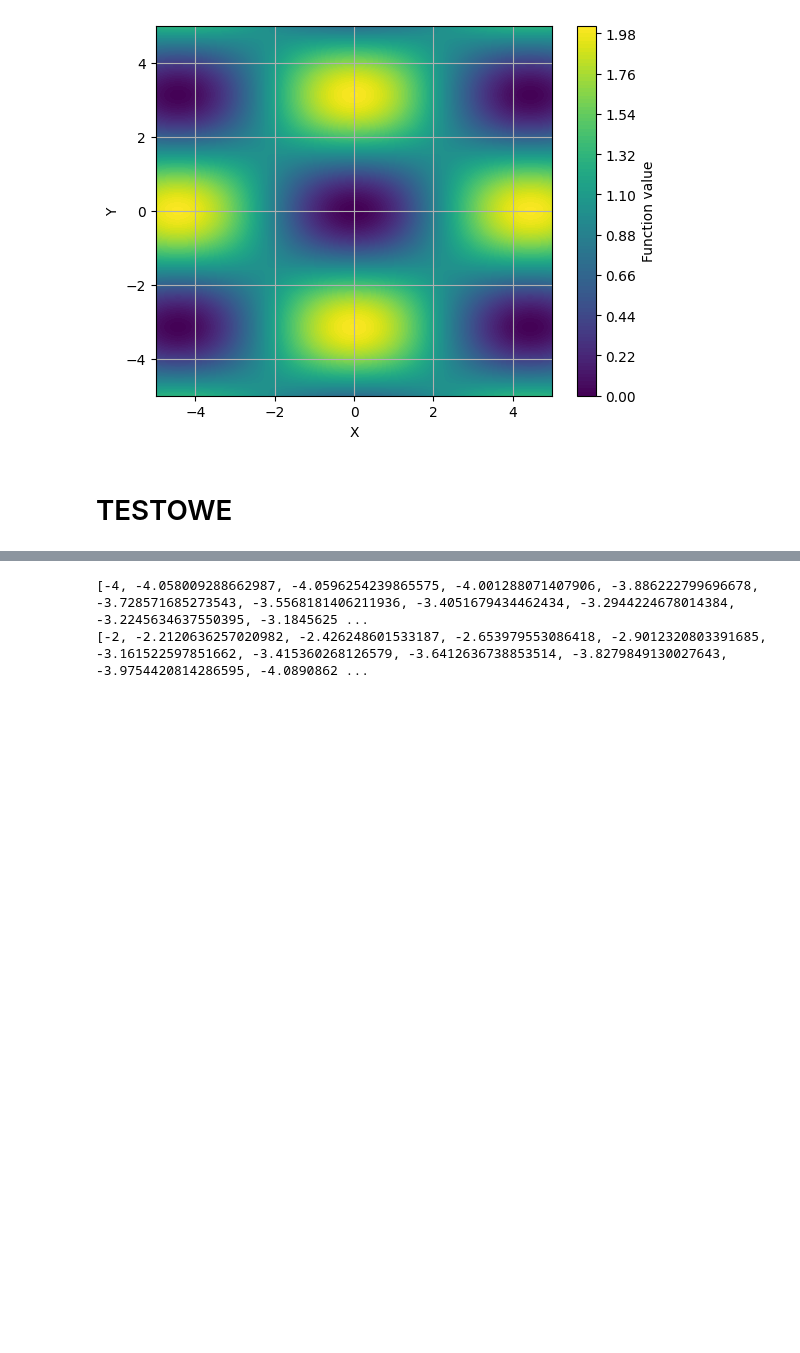
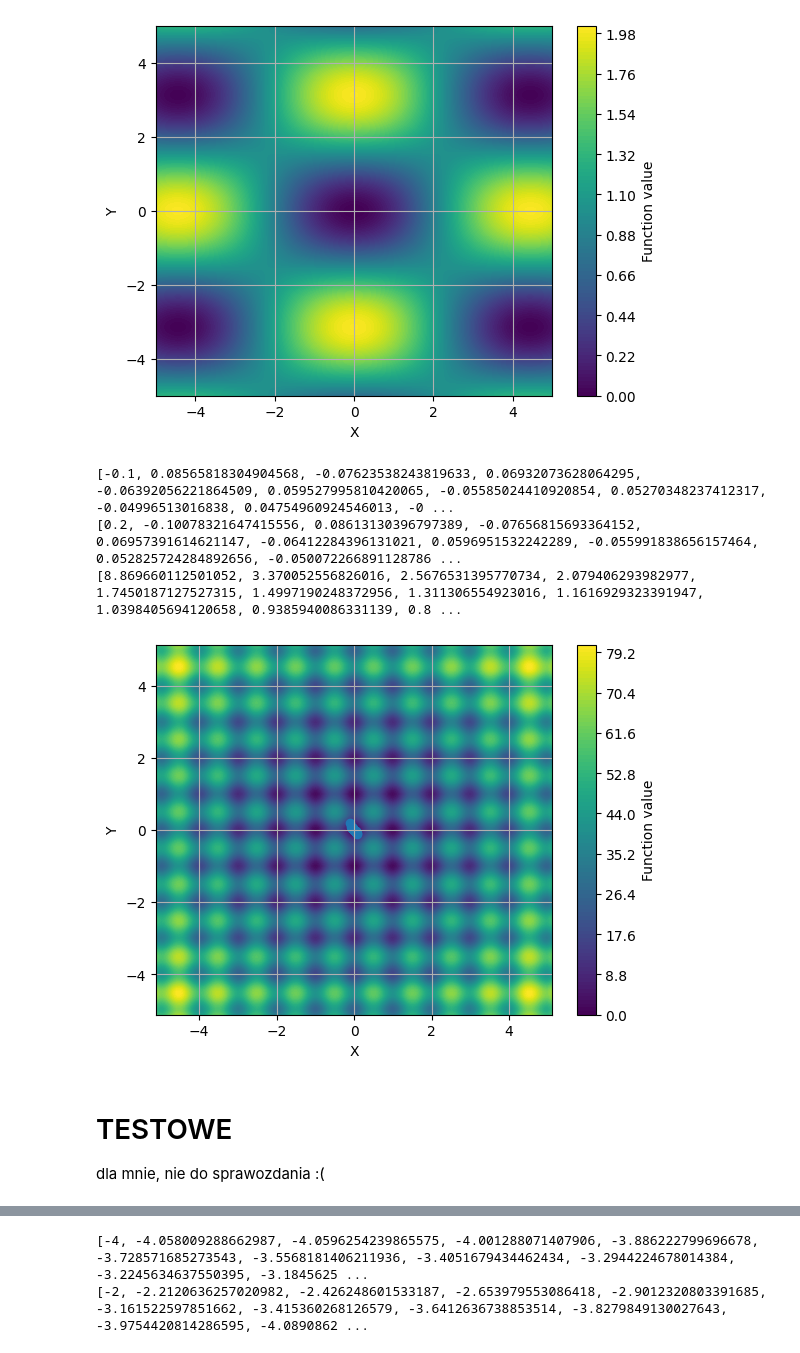
Before and after one commit to mwewior/introduction-to-ai, a Jupyter notebook: lab1/gradient.ipynb, the cells around one changed output, grey strips where cells are left out. Drawn from its saved outputs; the diff is of its cells as text; code cells hidden in the pictures; blank space fills up the shorter version.

```diff
--- a/lab1/gradient.ipynb
+++ b/lab1/gradient.ipynb
@@ -108,6 +106,33 @@ class Griewank(Function):
                 )
 
         return x[i]/2000 + math.sin(x[i]/math.sqrt(i+1)) * PI_rest / math.sqrt(i+1)
+# %%
+class Test:
+    def __init__(self, max_iterations, function):
+        self._max_iterations = max_iterations
+        self._function = function
+
+    def max_interations(self):
+        return self._max_iterations
+
+    def function(self):
+        return self._function
+
+    def initial_position(self):
+        return self.function().position()
+
+    def do_test(self):
+        this_func = self.function()
+        route_x = []
+        route_y = []
+        route_q = []
+        for t in range(self.max_interations()):
+            route_x.append(this_func.position()[0])
+            route_y.append(this_func.position()[1])
+            route_q.append(this_func.q(this_func.position()))
+            this_func.update_position()
+
+        return route_x, route_y, route_q
 # %%
 class Plotter:
     def __init__(self, dimensions, steps, name):
@@ -181,6 +206,9 @@ class Plotter:
         plt.grid(True)
         plt.xlabel("X")
         plt.ylabel("Y")
+
+    def plot_route(self, route_x, route_y):
+        plt.scatter(route_x, route_y)
 # %%
 RastriginPlot = Plotter(2, 400, "Rastrigin")
 RastriginPlot.plot()
@@ -190,8 +218,30 @@ GriewankPlot.plot()
 # %% [output]
 [figure]
 [figure]
-# %% [markdown]
-# TESTOWE
+# %%
+x_init = [-0.1, 0.2]
+rast = Rastrigin([-5.12, 5.12], 2, 0.005, x_init)
+gierek = Griewank([-5, 5], 2, 0.4, x_init)
+
+test1 = Test(30, rast)
+route_x, route_y, route_q = test1.do_test()
+
+one = Plotter(2, 400, test1.function().name())
+one.plot()
+one.plot_route(route_x, route_y)
+
+print(route_x)
+print(route_y)
+print(route_q)
+# %% [output]
+[-0.1, 0.08565818304904568, -0.07623538243819633, 0.06932073628064295, -0.06392056221864509, 0.059527995810420065, -0.05585024410920854, 0.05270348237412317, -0.04996513016838, 0.04754960924546013, -0 ...
+[0.2, -0.10078321647415556, 0.08613130396797389, -0.07656815693364152, 0.06957391614621147, -0.06412284396131021, 0.0596951532242289, -0.055991838656157464, 0.052825724284892656, -0.050072266891128786 ...
+[8.869660112501052, 3.370052556826016, 2.5676531395770734, 2.079406293982977, 1.7450187127527315, 1.4997190248372956, 1.311306554923016, 1.1616929323391947, 1.0398405694120658, 0.9385940086331139, 0.8 ...
+[figure, added]
+# %% [markdown]
+# TESTOWE
+
+dla mnie, nie do sprawozdania :(
 # %%
 def q(d, x_vector):
     partial_cost = lambda x: x**2 - 10*math.cos(2*math.pi*x)
```
Also changed, not shown: parts of 5 cells of this notebook.
